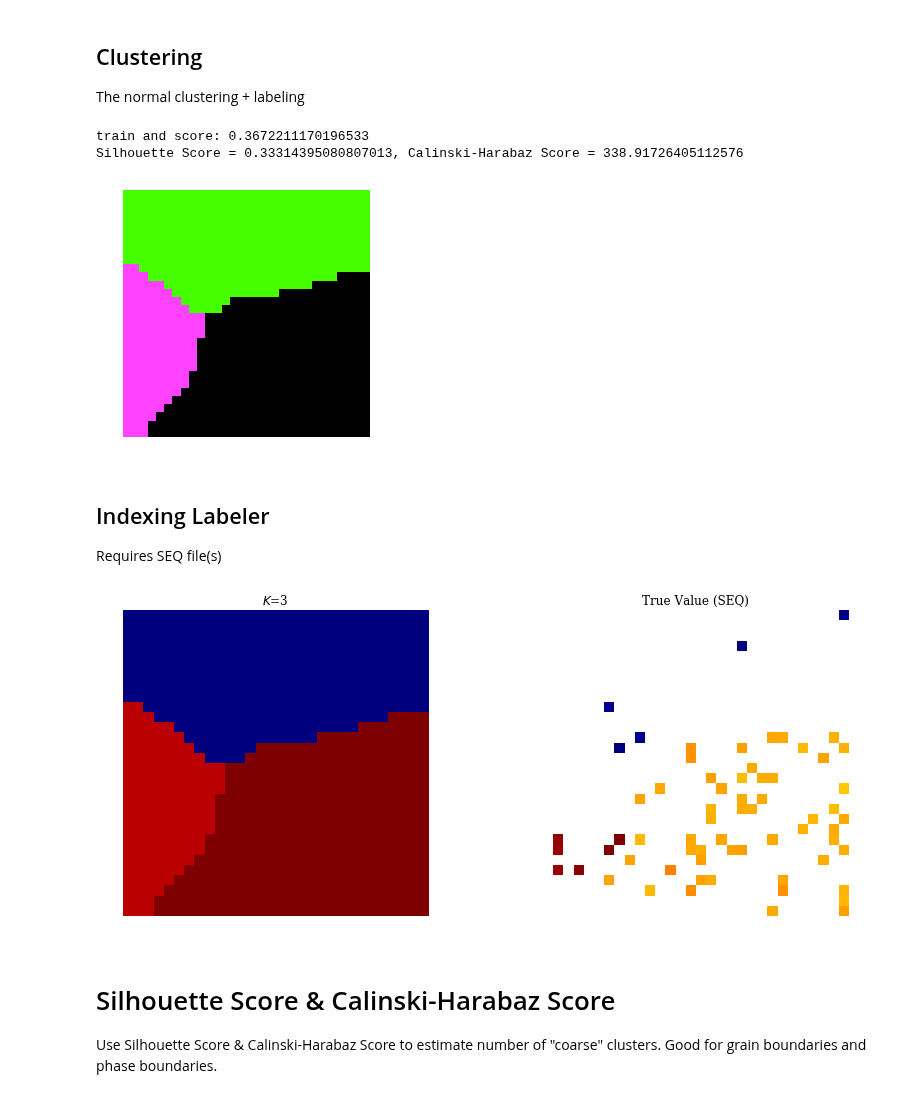
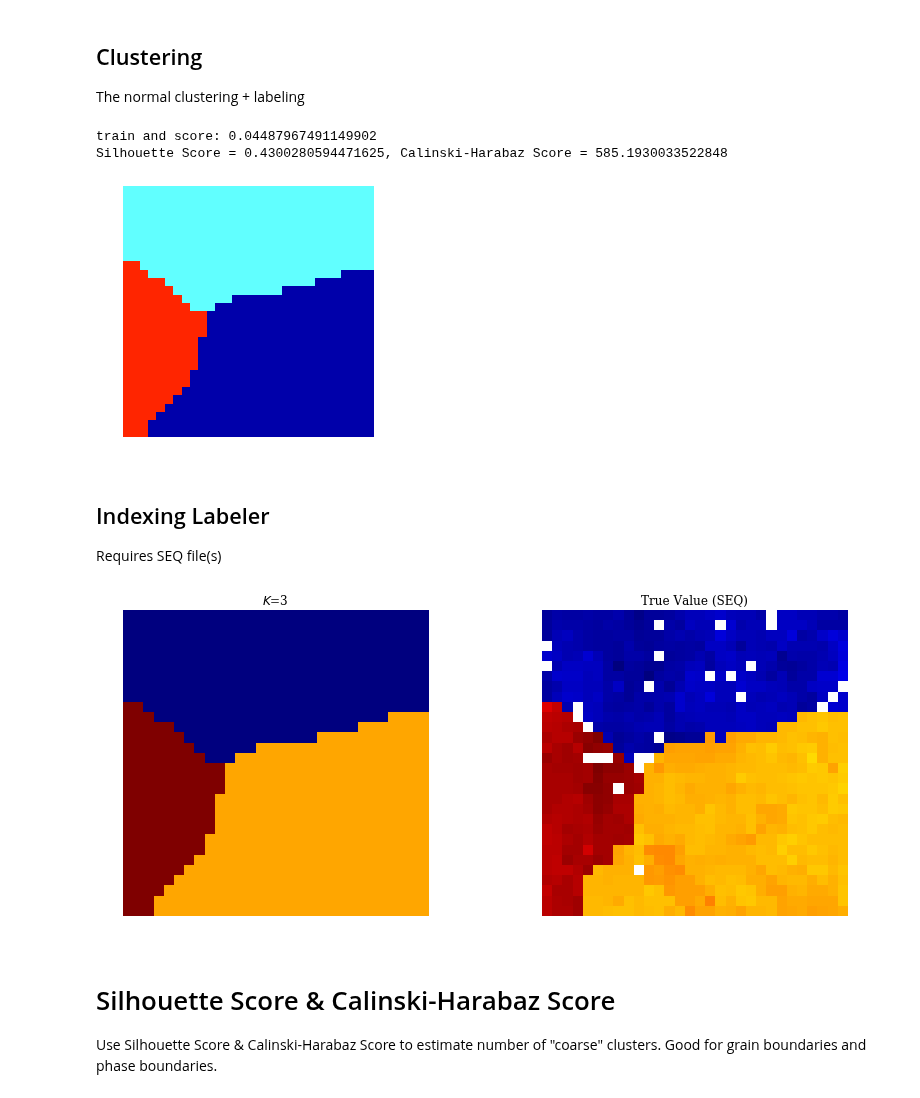
Before and after one commit to xmechanics/canon, a Jupyter notebook: scripts/ex_C5.ipynb, the cells around one changed output. Cells and saved outputs as stored; diff of their text form; code cells hidden in the pictures.

Commit message:
fix seq reader

```diff
--- a/scripts/ex_C5.ipynb
+++ b/scripts/ex_C5.ipynb
@@ -30,7 +30,7 @@ from canon.util import split_workload
 def read_seq(seq, key="orsnr___"):
     seqfile = os.path.join("seq", seq+".SEQ")
     reader = SeqReader(seqfile)
-    Z = reader.get_Zmap(key)[0]
+    Z = reader.get_Zmap(key, thres=0)[0]
     return Z[::-1, :]
 
 def fill_features(features, img_shape):
@@ -84,7 +84,7 @@ t0 = time.time()
 
 jpg_dir = "C5_30x30"
 
-models = ["ae_conv_2_256"]
+models = ["ae_conv_4_256_best"]
 
 features = []
 for model in models:
@@ -199,6 +199,6 @@ ax.axis('off')
 plt.tight_layout()
 # fig.savefig("img/C5_3.pdf", dpi=300)
 # %% [output]
-train and score: 0.3672211170196533
-Silhouette Score = 0.33314395080807013, Calinski-Harabaz Score = 338.91726405112576
+train and score: 0.04487967491149902
+Silhouette Score = 0.4300280594471625, Calinski-Harabaz Score = 585.1930033522848
-[figure, old version]
+[figure, new version]
@@ -212,21 +211,21 @@ Requires SEQ file(s)
 # %%
 Z = read_seq(seqs[0])
 vmax, vmin = Z.max(), Z.min()
 seqfiles = [os.path.join("seq", seq+".SEQ") for seq in seqs]
-labler = SeqLabeler(seqfiles)
+labler = SeqLabeler(seqfiles, nidx_thres=10)
 Z_seq = labler.Z_map()
 mask = np.where(np.isfinite(Z_seq))
 vmin, vmax = Z_seq[mask].min(), Z_seq[mask].max()
 
 Z = model.score_by_seqs(samples, seqfiles)
 fig, ax = plt.subplots(ncols=2, nrows=1, figsize=(12, 5))
 ax[0].imshow(Z[::-1, :], cmap='jet', aspect=1)
 ax[0].axis('off')
 ax[0].set_title(r'$K$=%d' % K, fontsize=12)
 ax[1].imshow(Z_seq[::-1, :], cmap='jet', aspect=1)
 ax[1].axis('off')
 ax[1].set_title(r'True Value (SEQ)', fontsize=12)
 plt.tight_layout()
 # %% [output]
-[figure, old version]
+[figure, new version]
 # %%
```
Also changed, not shown: parts of 7 cells of this notebook, 9 other files.
